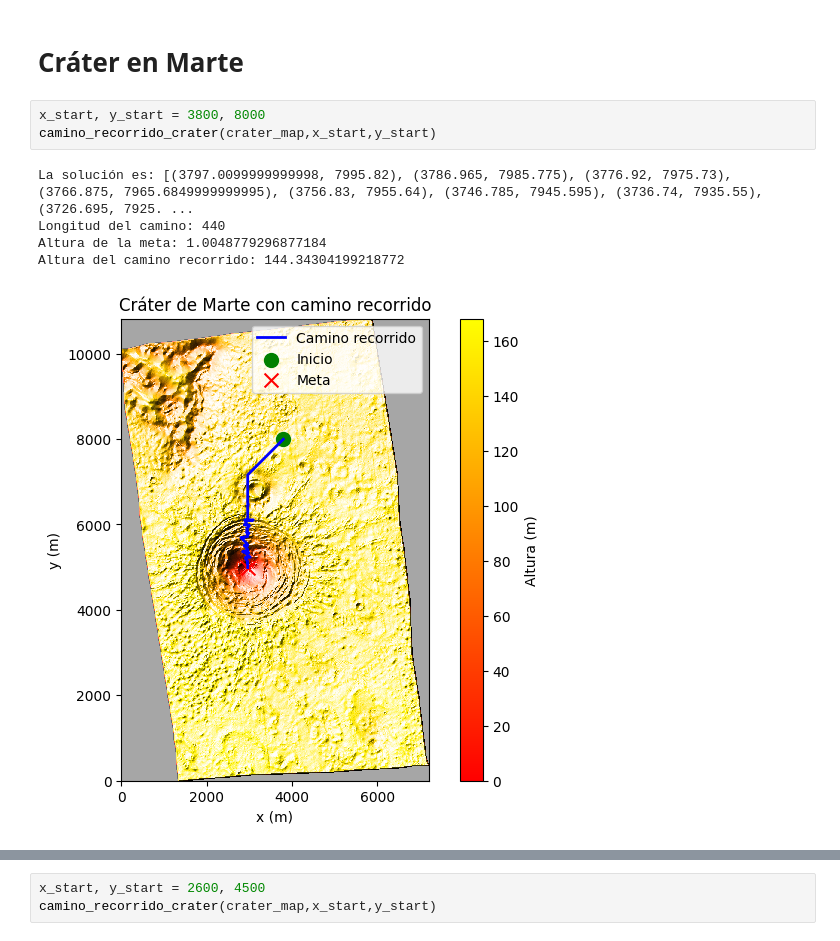
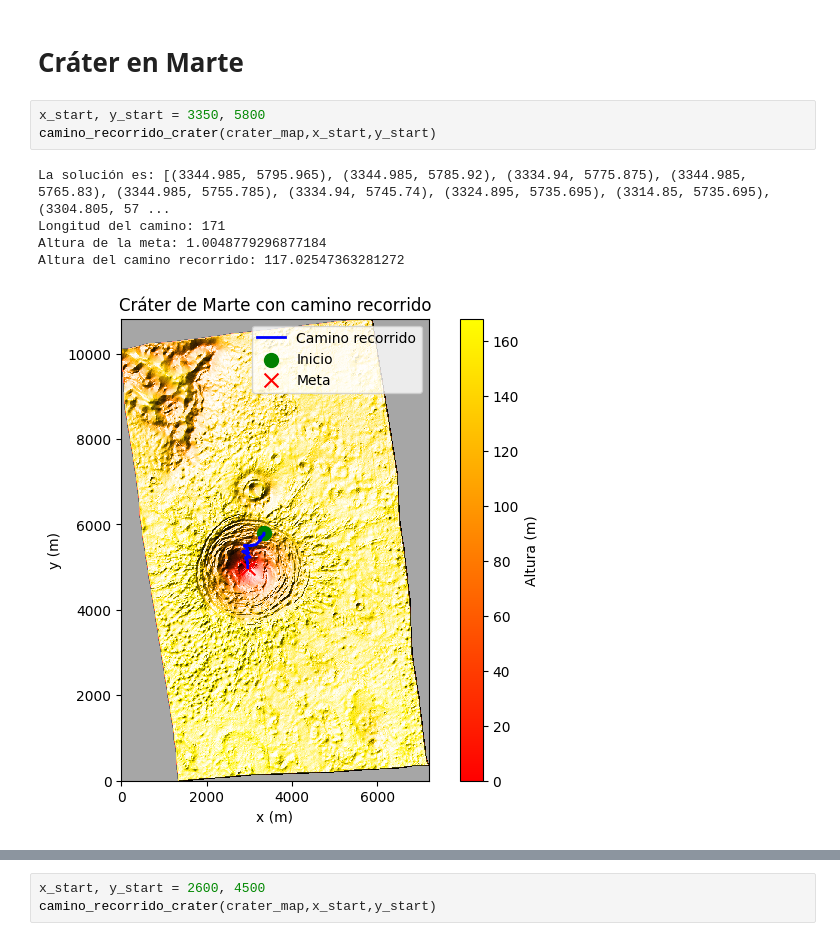
Before and after one commit to alan1x/Proyecto-Marte, a Jupyter notebook: Greedy.ipynb, the cells around one changed output, grey strips where cells are left out. Drawn from its saved outputs; the diff is of its cells as text.

```diff
--- a/Greedy.ipynb
+++ b/Greedy.ipynb
@@ -38,12 +38,12 @@ Altura del camino: [np.float64(145.6391284179689), np.float64(145.4706567382814)
 # %% [markdown]
 # Cráter en Marte
 # %%
-x_start, y_start = 3800, 8000
+x_start, y_start = 3350, 5800
 camino_recorrido_crater(crater_map,x_start,y_start)
 # %% [output]
-La solución es: [(3797.0099999999998, 7995.82), (3786.965, 7985.775), (3776.92, 7975.73), (3766.875, 7965.6849999999995), (3756.83, 7955.64), (3746.785, 7945.595), (3736.74, 7935.55), (3726.695, 7925. ...
-Longitud del camino: 440
+La solución es: [(3344.985, 5795.965), (3344.985, 5785.92), (3334.94, 5775.875), (3344.985, 5765.83), (3344.985, 5755.785), (3334.94, 5745.74), (3324.895, 5735.695), (3314.85, 5735.695), (3304.805, 57 ...
+Longitud del camino: 171
 Altura de la meta: 1.0048779296877184
-Altura del camino recorrido: 144.34304199218772
+Altura del camino recorrido: 117.02547363281272
-[figure, old version]
+[figure, new version]
 # %%
```
Also changed, not shown: parts of 3 cells of this notebook.
